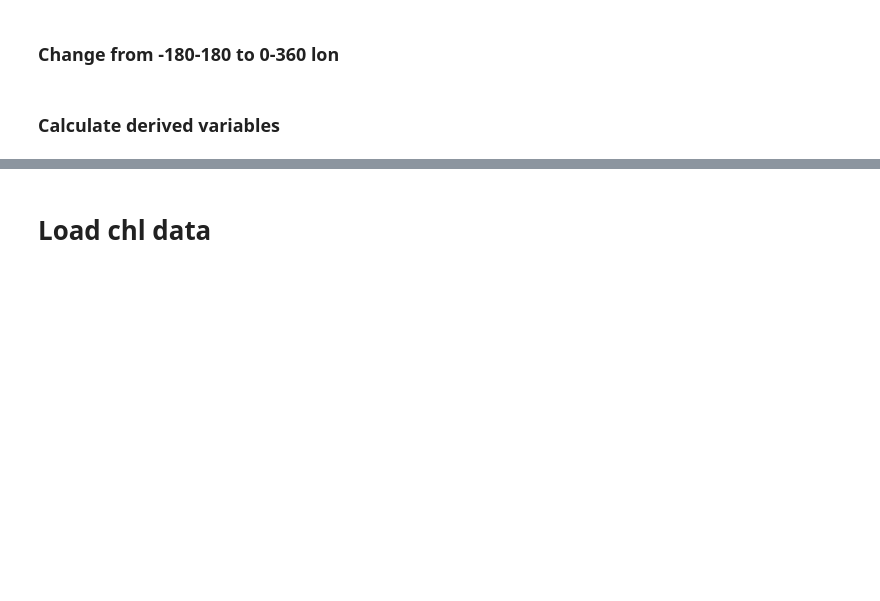
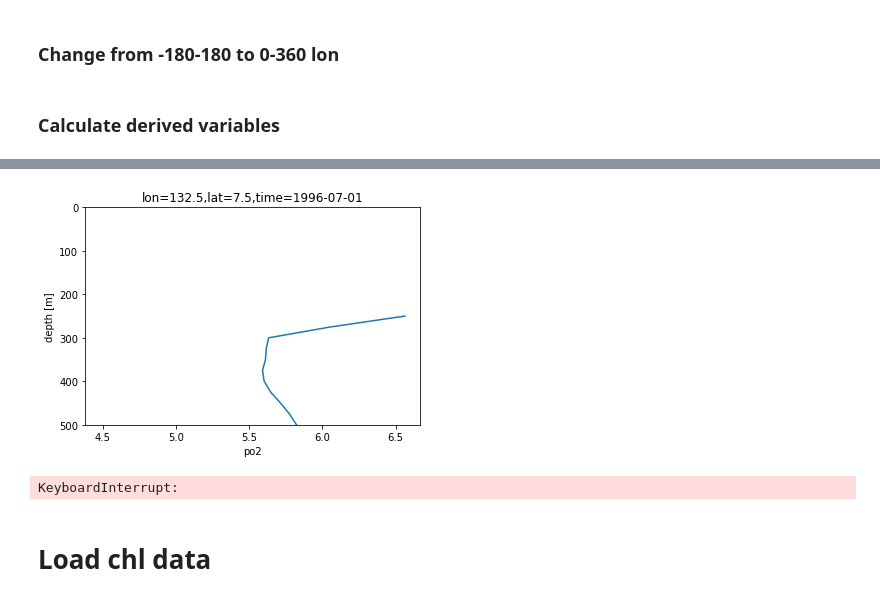
Before and after one commit to shirleyswirley/skipjack-bigeye-separation, a Jupyter notebook: python/wcpfc_question3_GAMs.ipynb, the cells around one changed output, grey strips where cells are left out. Drawn from its saved outputs; the diff is of its cells as text; code cells hidden in the pictures; blank space fills up the shorter version.

```diff
--- a/python/wcpfc_question3_GAMs.ipynb
+++ b/python/wcpfc_question3_GAMs.ipynb
@@ -99,0 +160,42 @@ o2.mean(dim='time').sel(depth=100).plot()
+# %%
+%matplotlib inline
+thp = 15 # kPa
+lonnow = thd.lon.sel(lon=slice(100,270))
+latnow = thd.lat.sel(lat=slice(-15,15))
+po2now = po2.sel(lon=slice(100,270),lat=slice(-15,15))
+# %%
+#for ilon in range(thd.lon.size):
+for ilon in range(lonnow.size):
+    #for ilat in range(thd.lat.size):
+    for ilat in range(latnow.size):
+        for itime in range(thd.time.size):
+            po2profnow = po2now.isel(lat=ilat,lon=ilon,time=itime)
+            if (po2profnow.min()<thp) & (po2profnow.max()>thp):
+                #print(ilon,ilat,itime)
+                clear_output(wait=True)
+                po2profnow.plot(y='depth',yincrease=False)
+                #plt.title('lon=' + str(thd.lon[ilon].values) + ',lat=' + str(thd.lat[ilat].values) + ',time=' + str(thd.time[itime].values)[:10])
+                plt.title('lon=' + str(lonnow[ilon].values) + ',lat=' + str(latnow[ilat].values) + ',time=' + str(thd.time[itime].values)[:10])
+                plt.ylim(500,0)
+                plt.pause(1)
+                #thd[itime,ilat,ilon] = po2now['depth'].where(po2now<thp).min()
+# %%
+#for ilon in range(thd.lon.size):
+for ilon in range(lonnow.size):
+    #for ilat in range(thd.lat.size):
+    for ilat in range(latnow.size):
+        for itime in range(thd.time.size):
+            po2profnow = po2now.isel(lat=ilat,lon=ilon,time=itime)
+            #if (po2profnow.max()<thp):
+            if (po2profnow.min()>thp):
+                #print(ilon,ilat,itime)
+                clear_output(wait=True)
+                po2profnow.plot(y='depth',yincrease=False)
+                #plt.title('lon=' + str(thd.lon[ilon].values) + ',lat=' + str(thd.lat[ilat].values) + ',time=' + str(thd.time[itime].values)[:10])
+                plt.title('lon=' + str(lonnow[ilon].values) + ',lat=' + str(latnow[ilat].values) + ',time=' + str(thd.time[itime].values)[:10])
+                plt.ylim(500,0)
+                plt.pause(0.2)
+                #thd[itime,ilat,ilon] = po2now['depth'].where(po2now<thp).min()
+# %% [output]
+[figure, added]
+KeyboardInterrupt:
```
Also changed, not shown: parts of 17 cells of this notebook.
